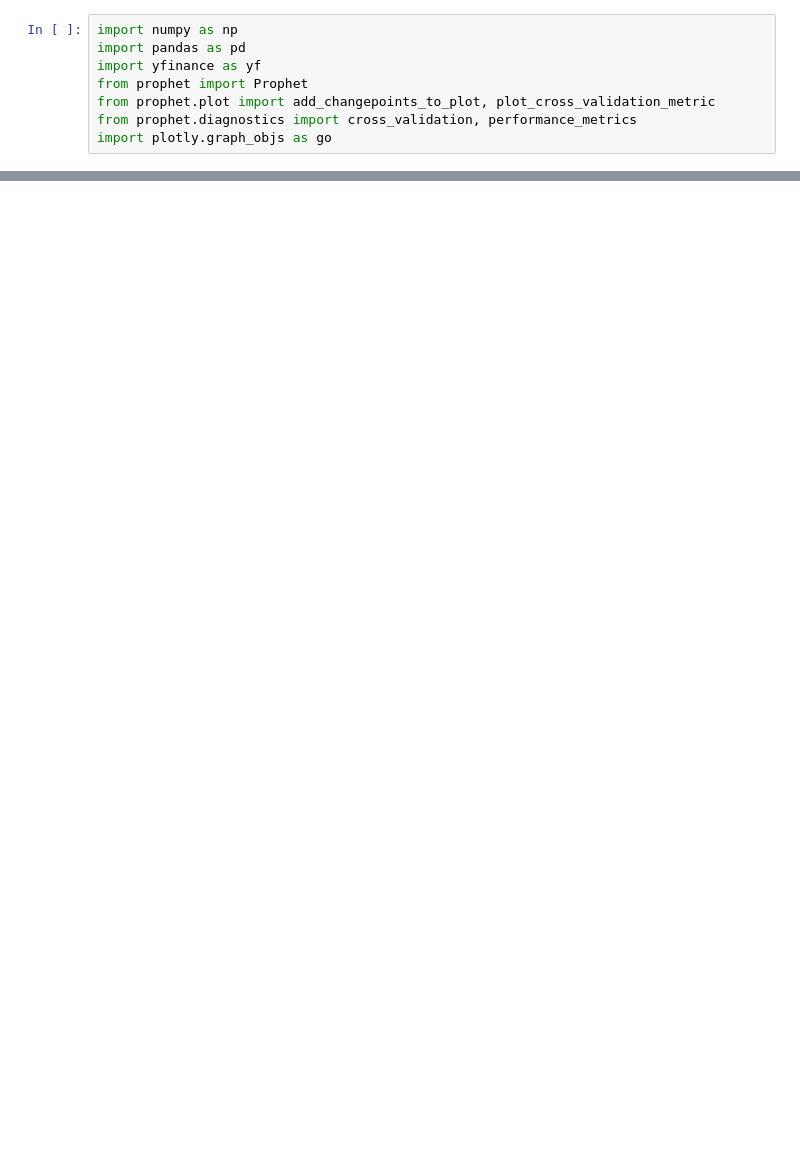
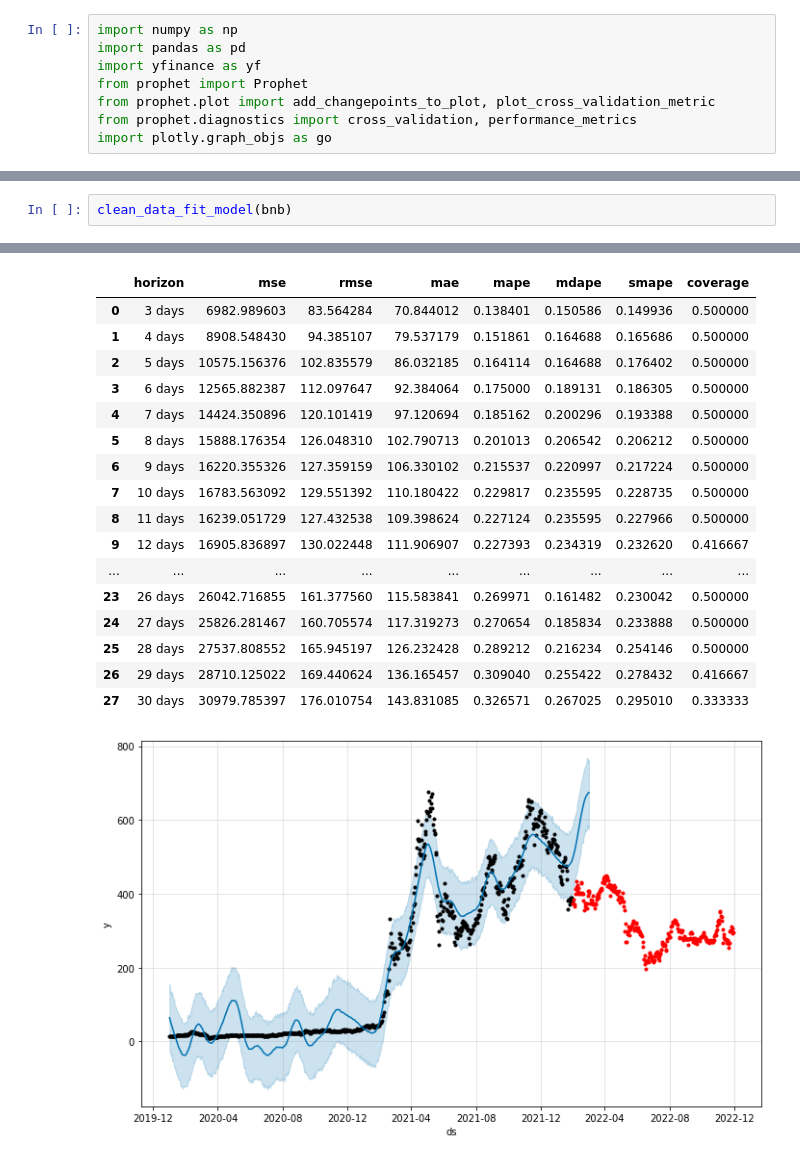
Before and after one commit to SahajTC/A-Fire-Inside, a Jupyter notebook: FbProphet_Bitcoin_price_prediction.ipynb, the cells around one changed output, grey strips where cells are left out. Cells and saved outputs as stored; diff of their text form; blank space fills up the shorter version.

```diff
--- a/FbProphet_Bitcoin_price_prediction.ipynb
+++ b/FbProphet_Bitcoin_price_prediction.ipynb
@@ -169,0 +203,3 @@ casting timedelta64[ns] values to int64 with .astype(...) is deprecated and will
+# %%
+clean_data_fit_model(bnb)
+# %% [output]
@@ -169,0 +253,18 @@ casting timedelta64[ns] values to int64 with .astype(...) is deprecated and will
+|  | horizon | mse | rmse | mae | mape | mdape | smape | coverage |
+| 0 | 3 days | 6982.989603 | 83.564284 | 70.844012 | 0.138401 | 0.150586 | 0.149936 | 0.500000 |
+| 1 | 4 days | 8908.548430 | 94.385107 | 79.537179 | 0.151861 | 0.164688 | 0.165686 | 0.500000 |
+| 2 | 5 days | 10575.156376 | 102.835579 | 86.032185 | 0.164114 | 0.164688 | 0.176402 | 0.500000 |
+| 3 | 6 days | 12565.882387 | 112.097647 | 92.384064 | 0.175000 | 0.189131 | 0.186305 | 0.500000 |
+| 4 | 7 days | 14424.350896 | 120.101419 | 97.120694 | 0.185162 | 0.200296 | 0.193388 | 0.500000 |
+| 5 | 8 days | 15888.176354 | 126.048310 | 102.790713 | 0.201013 | 0.206542 | 0.206212 | 0.500000 |
+| 6 | 9 days | 16220.355326 | 127.359159 | 106.330102 | 0.215537 | 0.220997 | 0.217224 | 0.500000 |
+| 7 | 10 days | 16783.563092 | 129.551392 | 110.180422 | 0.229817 | 0.235595 | 0.228735 | 0.500000 |
+| 8 | 11 days | 16239.051729 | 127.432538 | 109.398624 | 0.227124 | 0.235595 | 0.227966 | 0.500000 |
+| 9 | 12 days | 16905.836897 | 130.022448 | 111.906907 | 0.227393 | 0.234319 | 0.232620 | 0.416667 |
+| ... | ... | ... | ... | ... | ... | ... | ... | ... |
+| 23 | 26 days | 26042.716855 | 161.377560 | 115.583841 | 0.269971 | 0.161482 | 0.230042 | 0.500000 |
+| 24 | 27 days | 25826.281467 | 160.705574 | 117.319273 | 0.270654 | 0.185834 | 0.233888 | 0.500000 |
+| 25 | 28 days | 27537.808552 | 165.945197 | 126.232428 | 0.289212 | 0.216234 | 0.254146 | 0.500000 |
+| 26 | 29 days | 28710.125022 | 169.440624 | 136.165457 | 0.309040 | 0.255422 | 0.278432 | 0.416667 |
+| 27 | 30 days | 30979.785397 | 176.010754 | 143.831085 | 0.326571 | 0.267025 | 0.295010 | 0.333333 |
+[figure, added]
```
Also changed, not shown: parts of 21 cells of this notebook.
